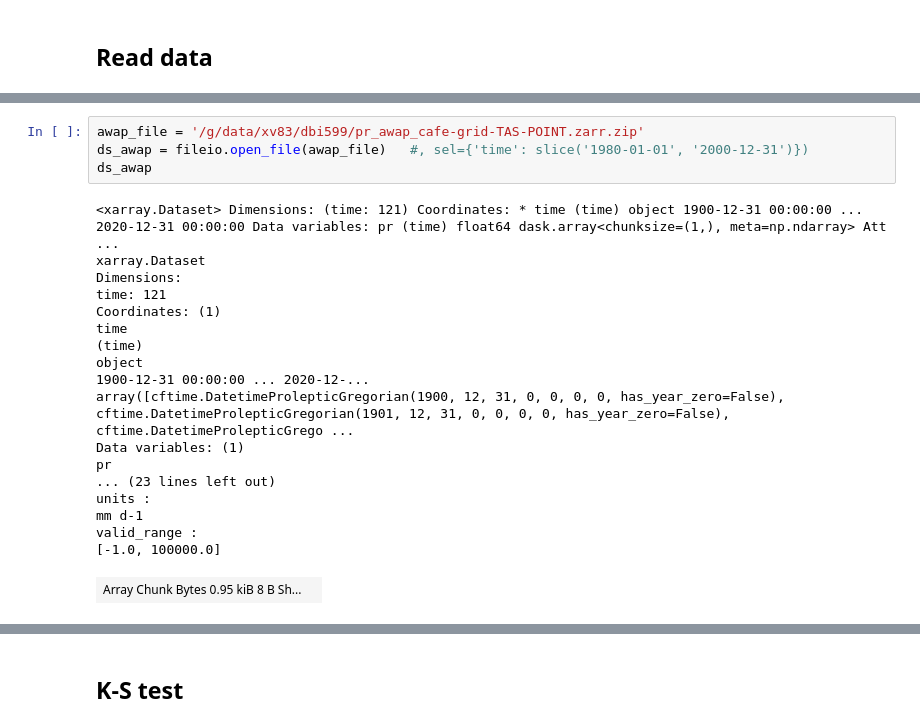
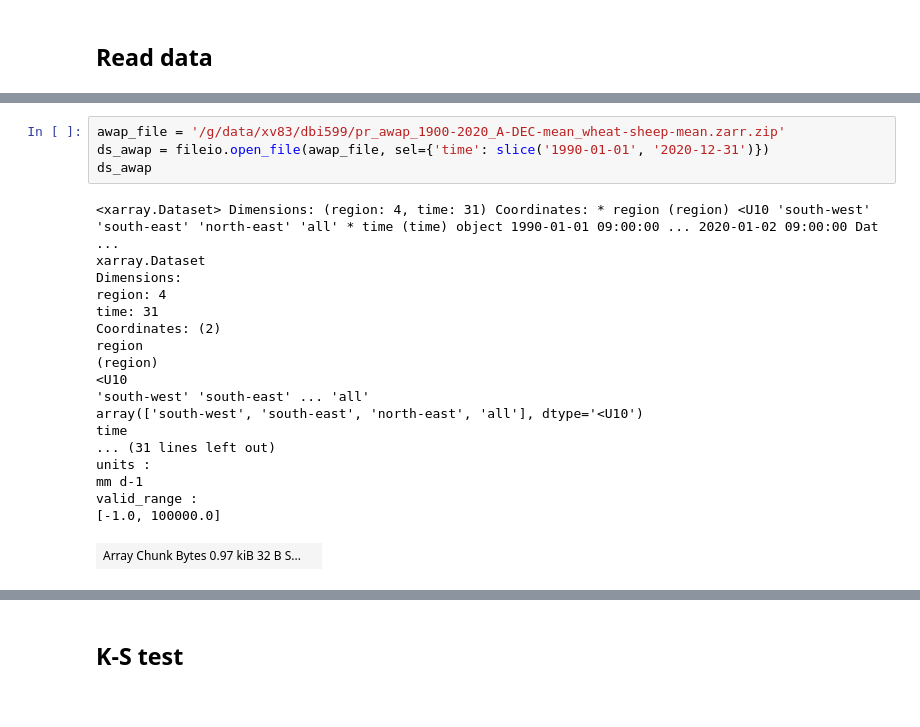
Before and after one commit to AusClimateService/unseen, a Jupyter notebook: notebooks/fidelity.ipynb, the cells around one changed output, grey strips where cells are left out. Cells and saved outputs as stored; diff of their text form.

```diff
--- a/notebooks/fidelity.ipynb
+++ b/notebooks/fidelity.ipynb
@@ -54,25 +67,25 @@ Tue Jul 06 14:12:35 2021: /g/data/e14/dbi599/miniconda3/envs/unseen/bin/jupyter
 # %%
-awap_file = '/g/data/xv83/dbi599/pr_awap_cafe-grid-TAS-POINT.zarr.zip'
-ds_awap = fileio.open_file(awap_file)   #, sel={'time': slice('1980-01-01', '2000-12-31')})
+awap_file = '/g/data/xv83/dbi599/pr_awap_1900-2020_A-DEC-mean_wheat-sheep-mean.zarr.zip'
+ds_awap = fileio.open_file(awap_file, sel={'time': slice('1990-01-01', '2020-12-31')})
 ds_awap
 # %% [output]
-<xarray.Dataset> Dimensions: (time: 121) Coordinates: * time (time) object 1900-12-31 00:00:00 ... 2020-12-31 00:00:00 Data variables: pr (time) float64 dask.array<chunksize=(1,), meta=np.ndarray> Att ...
+<xarray.Dataset> Dimensions: (region: 4, time: 31) Coordinates: * region (region) <U10 'south-west' 'south-east' 'north-east' 'all' * time (time) object 1990-01-01 09:00:00 ... 2020-01-02 09:00:00 Dat ...
 xarray.Dataset
 Dimensions:
-time: 121
-Coordinates: (1)
+region: 4
+time: 31
+Coordinates: (2)
+region
+(region)
+<U10
+'south-west' 'south-east' ... 'all'
+array(['south-west', 'south-east', 'north-east', 'all'], dtype='<U10')
 time
-(time)
-object
-1900-12-31 00:00:00 ... 2020-12-...
-array([cftime.DatetimeProlepticGregorian(1900, 12, 31, 0, 0, 0, 0, has_year_zero=False), cftime.DatetimeProlepticGregorian(1901, 12, 31, 0, 0, 0, 0, has_year_zero=False), cftime.DatetimeProlepticGrego ...
-Data variables: (1)
-pr
-... (23 lines left out)
+... (31 lines left out)
 units :
 mm d-1
 valid_range :
 [-1.0, 100000.0]
-| Array Chunk Bytes 0.95 kiB 8 B Sh... |  |
+| Array Chunk Bytes 0.97 kiB 32 B S... |  |
 Attributes: (1)
 history :
```
Also changed, not shown: parts of 19 cells of this notebook.
